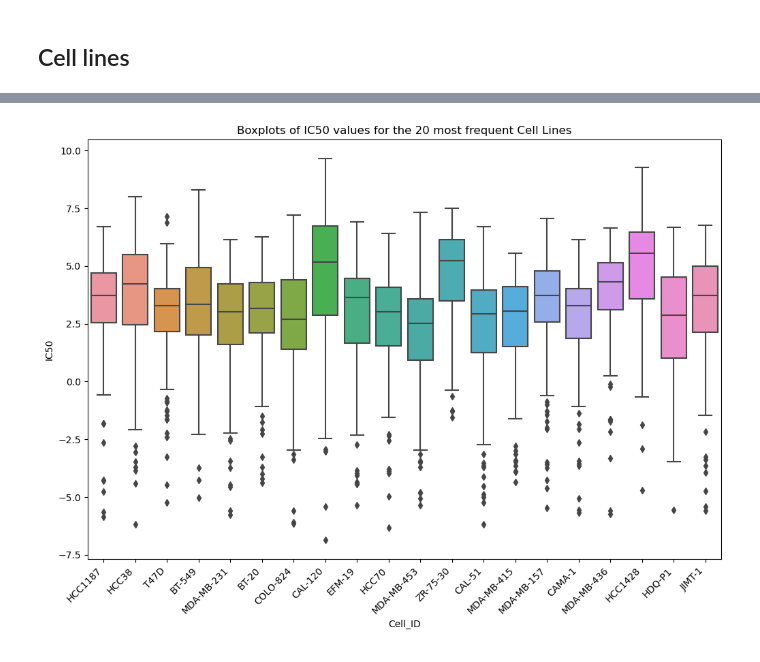
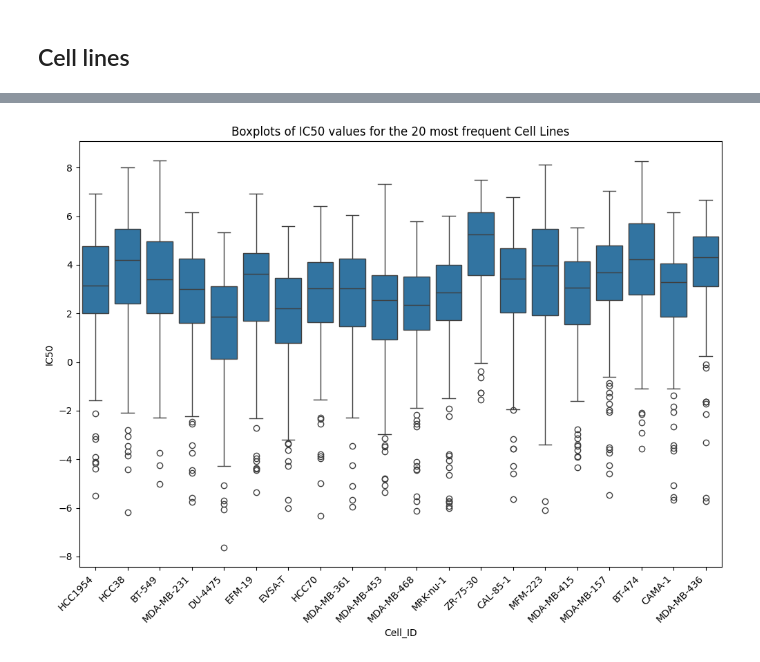
Before and after one commit to paulo-seixal/drug_sensitivity, a Jupyter notebook: exploration.ipynb, the cells around one changed output, grey strips where cells are left out. Cells and saved outputs as stored; diff of their text form; code cells hidden in the pictures.

```diff
--- a/exploration.ipynb
+++ b/exploration.ipynb
@@ -6,3 +7,4 @@ import pandas as pd
 # %%
 #import data
-df = pd.read_pickle('data/gdsc2.pkl')
+data = DrugRes(name = 'GDSC2')
+df = data.get_data()
@@ -110,0 +124,4 @@ there are 1348 combinations that are duplicated, but with different results for
+# %%
+#remove duplicates
+df = df.drop_duplicates(subset=['Drug_ID', 'Cell Line_ID'], keep='first')
+df.shape
@@ -195,17 +258,17 @@ import seaborn as sns
 # %%
-# Get the 20 most frequent ID2 values
-top_20_id2 = df['ID2'].value_counts().nlargest(20).index
+# Get the 20 most frequent Cell Line_ID values
+top_20_cell = df['Cell Line_ID'].value_counts().nlargest(20).index
 
-# Filter the DataFrame for the top 20 ID2 values
-df_top_20 = df[df['ID2'].isin(top_20_id2)]
+# Filter the DataFrame for the top 20 Cell Line_ID values
+df_top_20 = df[df['Cell Line_ID'].isin(top_20_cell)]
 
 # Create boxplot using seaborn
 plt.figure(figsize=(12, 8))
-sns.boxplot(x='ID2', y='Y', data=df_top_20)
+sns.boxplot(x='Cell Line_ID', y='Y', data=df_top_20)
 plt.title('Boxplots of IC50 values for the 20 most frequent Cell Lines')
 plt.xlabel('Cell_ID')
 plt.ylabel('IC50')
 plt.xticks(rotation=45, ha='right')
 plt.show()
 # %% [output]
-[figure, old version]
+[figure, new version]
```
Also changed, not shown: parts of 37 cells of this notebook.
